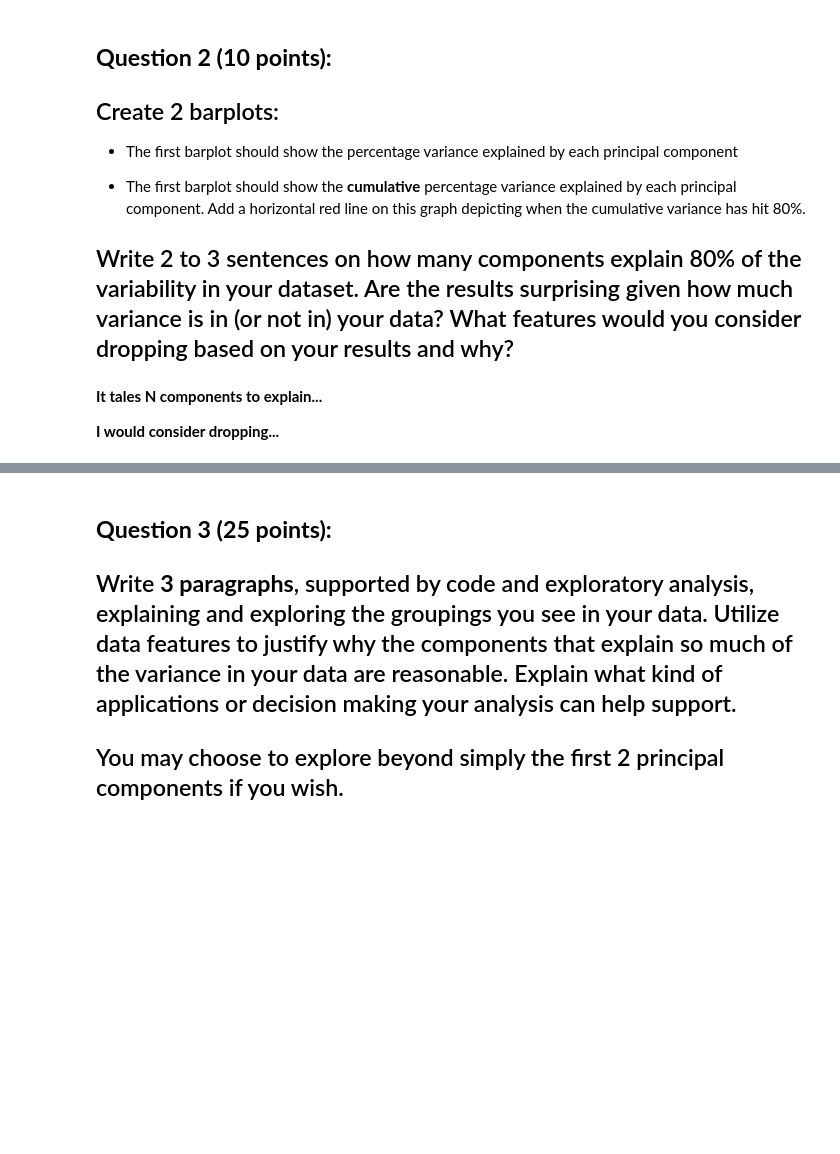
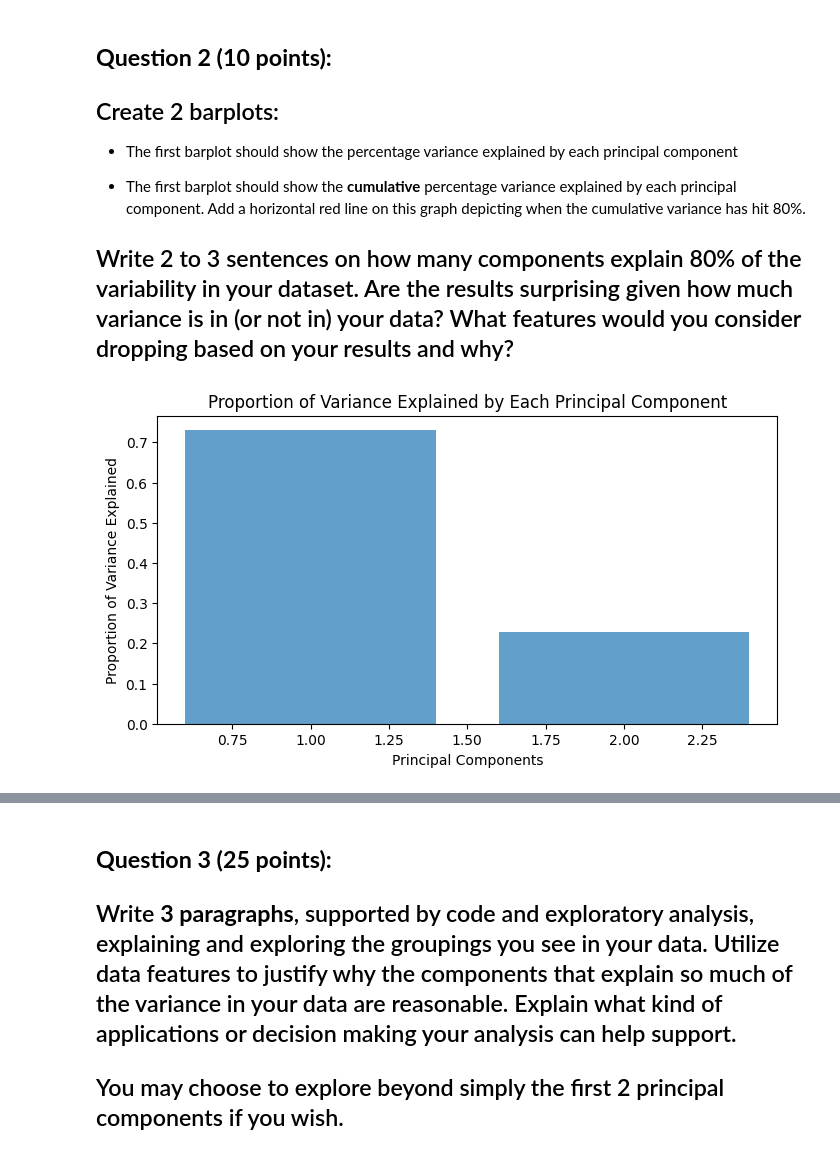
Before and after one commit to tracyhua2/DS3001, a Jupyter notebook: Labs/Lab_4_Unsupervised_Learning.ipynb, the cells around one changed output, grey strips where cells are left out. Cells and saved outputs as stored; diff of their text form; code cells hidden in the pictures; blank space fills up the shorter version.

```diff
--- a/Labs/Lab_4_Unsupervised_Learning.ipynb
+++ b/Labs/Lab_4_Unsupervised_Learning.ipynb
@@ -485,7 +522,16 @@ plot_clusters(mod3_pred, "Model 3")
 
 
 ## Write 2 to 3 sentences on how many components explain 80% of the variability in your dataset. Are the results surprising given how much variance is in (or not in) your data? What features would you consider dropping based on your results and why?
-# %% [markdown]
-**It tales N components to explain...**
-
-**I would consider dropping...**
+# %%
+# percentage variance barplot for each principle component
+proportion_variance = pca2.explained_variance_ratio_
+
+# plotting
+plt.figure(figsize=(8, 4))
+plt.bar(range(1, len(proportion_variance) + 1), proportion_variance, alpha=0.7, label='Individual explained variance')
+plt.xlabel('Principal Components')
+plt.ylabel('Proportion of Variance Explained')
+plt.title('Proportion of Variance Explained by Each Principal Component')
+plt.show()
+# %% [output]
+[figure, added]
```
Also changed, not shown: parts of 10 cells of this notebook.
